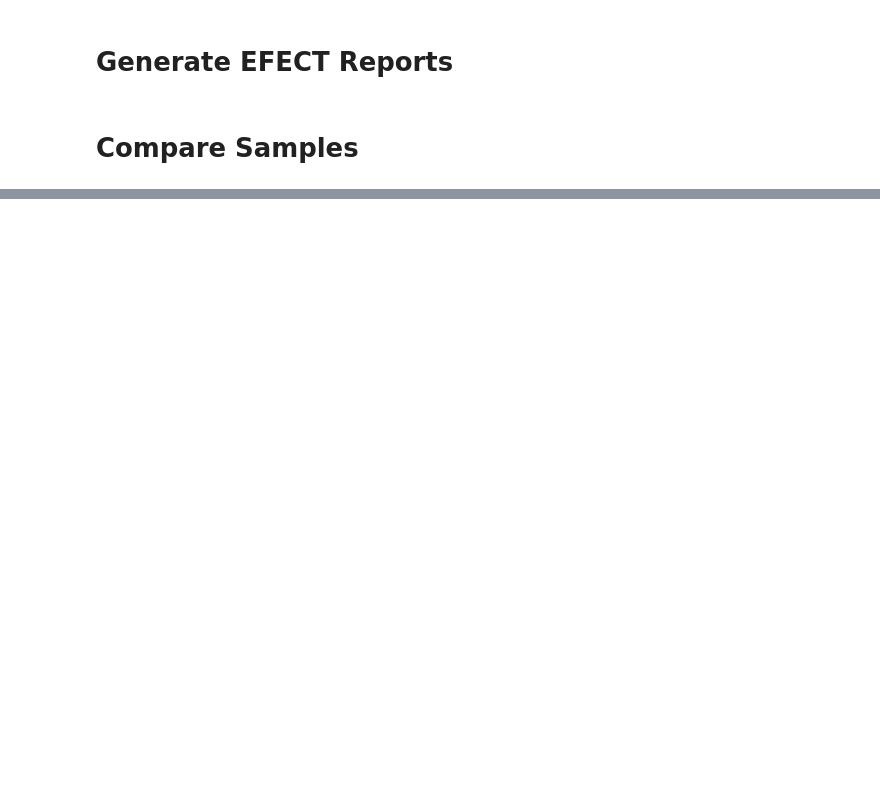
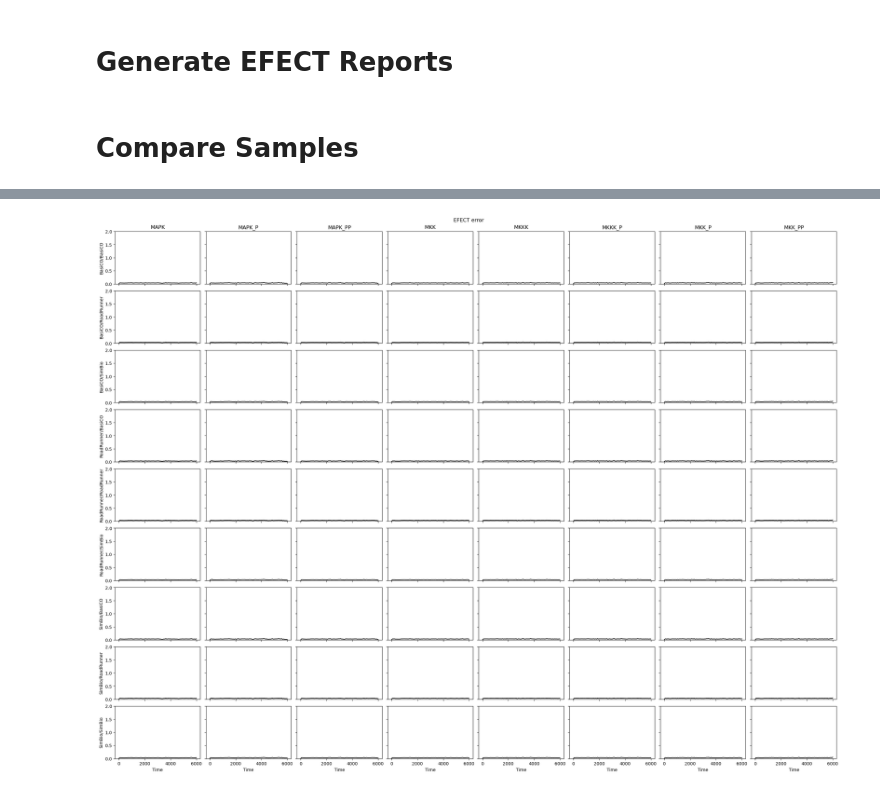
Before and after one commit to tjsego/libSSR, a Jupyter notebook: examples/python/notebooks/simulators.ipynb, the cells around one changed output, grey strips where cells are left out. Saved outputs shown, nothing was run; the diff lists cells and outputs as text; code cells hidden in the pictures; blank space fills up the shorter version.

```diff
--- a/examples/python/notebooks/simulators.ipynb
+++ b/examples/python/notebooks/simulators.ipynb
@@ -124,26 +230,40 @@ sig_level = 0.05
 
 efect_errors = {}
 pvals = {}
+efect_errors_granular = {}
+pvals_granular = {}
+combos_tested = []
 
-for i in range(len(err_samples[:-1])):
+for i in range(len(err_samples)):
     efect_errors[sim_labels[i]] = {}
     pvals[sim_labels[i]] = {}
+    efect_errors_granular[sim_labels[i]] = {}
+    pvals_granular[sim_labels[i]] = {}
 
     sdata_i = efect_reports[i]
-    for j in range(i+1, len(err_samples)):
+    for j in range(len(err_samples)):
         sdata_j = efect_reports[j]
-        halfdata_j = {n: v[:sample_size // 2, :] for n, v in results[j].items()}
+        halfdata_j = {n: v[sample_size // 2:, :] for n, v in results[j].items()}
         err = 0.0
+        err_gran = {}
+        pval_gran = {}
         for ni, n in enumerate(sdata_i.variable_names):
+            err_gran[n] = []
             for k in range(sdata_i.simulation_times.shape[0]):
                 eval_t = libssr.get_eval_info_times(sdata_i.ecf_nval, sdata_i.ecf_tval[k, ni])
                 ecf_i = sdata_i.ecf_evals[k, ni, :, :]
                 ecf_j = libssr.ecf(halfdata_j[n][:, k], eval_t)
-                err = max(err, libssr.ecf_compare(ecf_i, ecf_j))
+                err_k = libssr.ecf_compare(ecf_i, ecf_j)
+                err_gran[n].append(err_k)
+                err = max(err, err_k)
+            pval_gran[n] = np.asarray([libssr.pval(err_samples[i], err_k) for err_k in err_gran[n]])
         pval = libssr.pval(err_samples[i], err)
 
         efect_errors[sim_labels[i]][sim_labels[j]] = err
         pvals[sim_labels[i]][sim_labels[j]] = pval
+        efect_errors_granular[sim_labels[i]][sim_labels[j]] = err_gran
+        pvals_granular[sim_labels[i]][sim_labels[j]] = pval_gran
+        combos_tested.append((sim_labels[i], sim_labels[j]))
 
         rejected = pval <= sig_level
         print(f'{sim_labels[i]}/{sim_labels[j]}:', 'Not Reproduced' if rejected else 'Reproduced', f'({err}, {pval})')
@@ -151,0 +280,19 @@ BasicCO/RoadRunner: Reproduced (0.17075936526778046, 1.0)
+# %%
+fig, axs = plt.subplots(len(combos_tested), len(model_names), layout='compressed',
+                        figsize=(3 * len(model_names), 2 * len(combos_tested)), sharex=True, sharey=True)
+fig.suptitle('EFECT error')
+
+for i, (si, sj) in enumerate(combos_tested):
+    m = np.min(np.asarray(list(pvals_granular[si][sj].values())), axis=0) < sig_level
+    for j, n in enumerate(model_names):
+        axs[i][j].plot(results_times, efect_errors_granular[si][sj][n], color='black', zorder=1)
+        axs[i][j].fill_between(results_times, 0, 2, where=m, alpha=0.25, color='red', zorder=0)
+
+    axs[i][0].set_ylabel(f'{si}/{sj}')
+
+for i in range(len(model_names)):
+    axs[0][i].set_ylim(0, 2)
+    axs[0][i].set_title(model_names[i])
+    axs[-1][i].set_xlabel('Time')
+# %% [output]
+[figure, added]
```
Also changed, not shown: parts of 21 cells of this notebook.
